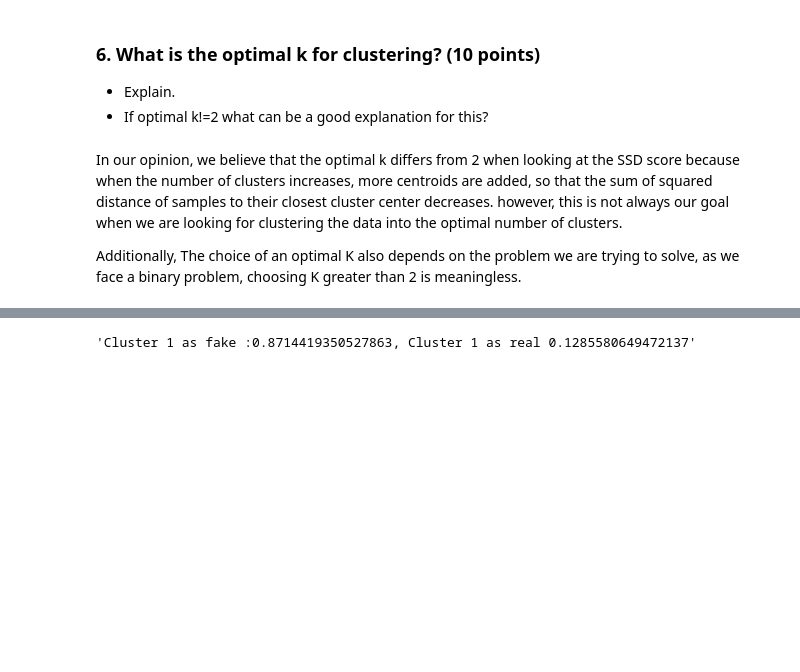
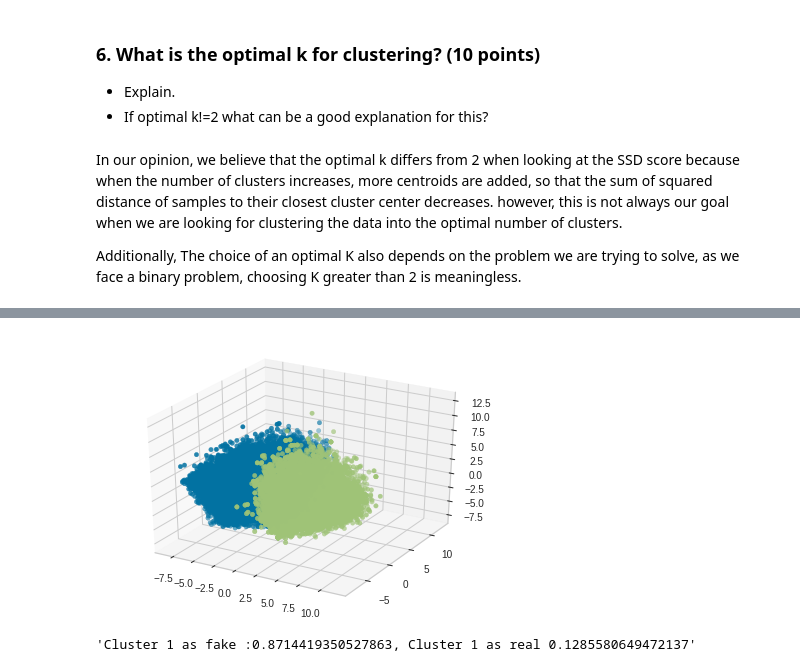
Before and after one commit to orenfix10/ML-project1, a Jupyter notebook: Main.ipynb, the cells around one changed output, grey strips where cells are left out. Drawn from its saved outputs; the diff is of its cells as text; code cells hidden in the pictures; blank space fills up the shorter version.

```diff
--- a/Main.ipynb
+++ b/Main.ipynb
@@ -418,3 +421,9 @@ plot_3d(zero,ones,tows)
+# %%
+x_pc,y_pc,z_pc,centers_3d,pca_3d =make_pca_3d(centers,x_scaled,y)
+# %%
+plot_3d(x_pc,y_pc,z_pc,y,centers_3d)
+# %% [output]
+[figure, added]
 # %%
 accuracy(lables,true_label)
 # %% [output]
```
Also changed, not shown: parts of 33 cells of this notebook.
